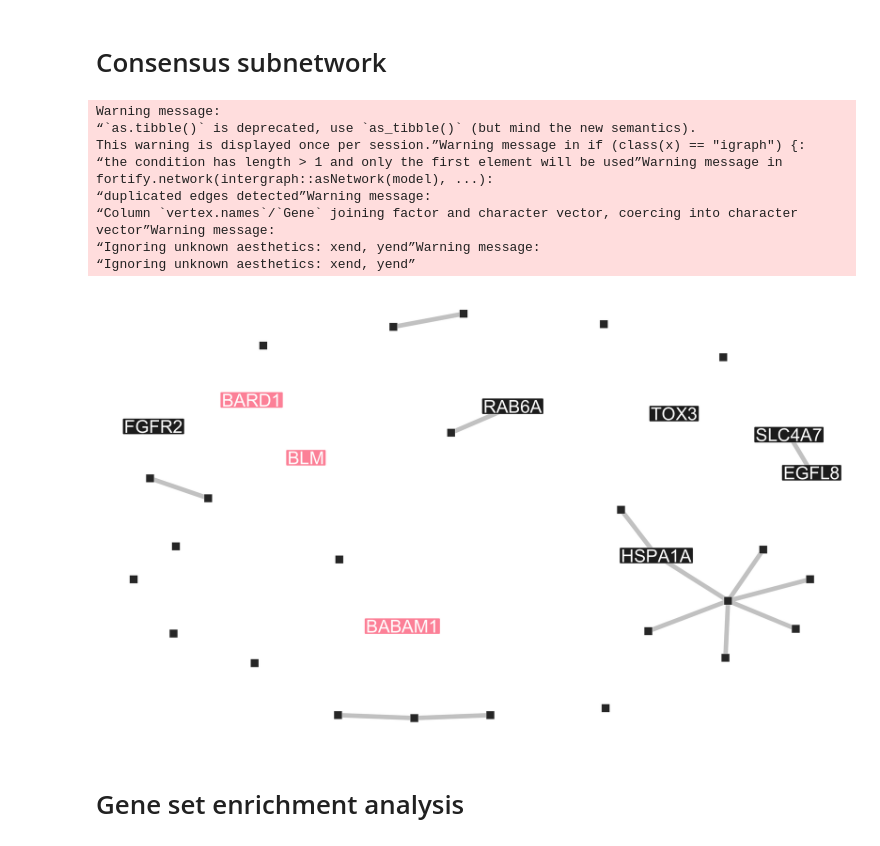
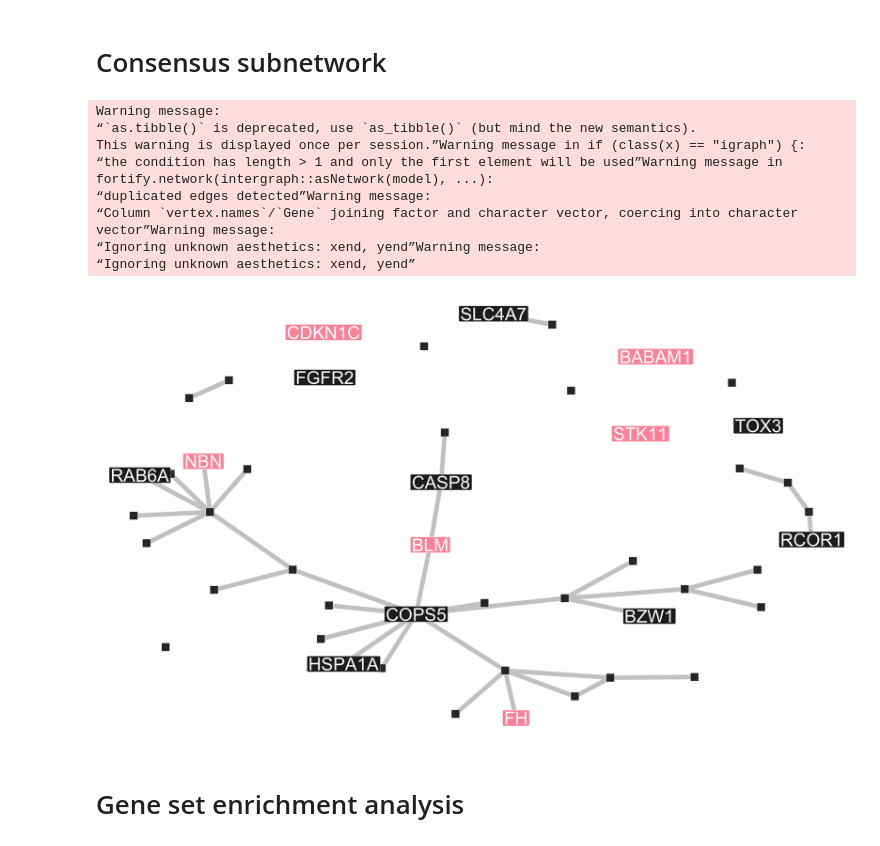
Before and after one commit to hclimente/genewa, a Jupyter notebook: doc/consensus.ipynb, the cells around one changed output. Drawn from its saved outputs; the diff is of its cells as text; code cells hidden in the pictures.

```diff
--- a/doc/consensus.ipynb
+++ b/doc/consensus.ipynb
@@ -75,7 +76,7 @@ Warning message in if (class(x) == "igraph") {:
 # %% [markdown]
 ## dmGWAS
 # %%
-dmgwas <- read_tsv('../dmgwas/selected_genes.dmgwas.txt', col_types = 'c')
+dmgwas <- read_tsv(paste0(results,'dmgwas/selected_genes.dmgwas.txt'), col_types = 'c')
 # %%
 g_dmgwas <- activate(ppi, nodes) %>%
     filter(name %in% dmgwas$gene) %>%
@@ -103,7 +104,7 @@ Warning message in if (class(x) == "igraph") {:
 # %% [markdown]
 ## Hierarchical HotNet
 # %%
-hotnet <- read_tsv('../hierarchical_hotnet/selected_genes.hotnet.txt', comment = '#', col_names = F)
+hotnet <- read_tsv(paste0(results,'hierarchical_hotnet/selected_genes.hotnet.txt'), comment = '#', col_names = F)
 hotnet <- head(hotnet, nrow(hotnet) * 0.001) %>%
     gather(colname, gene) %>%
     filter(!is.na(gene)) %>%
@@ -151,7 +152,7 @@ Warning message in if (class(x) == "igraph") {:
 # %% [markdown]
 ## Heinz
 # %%
-heinz <- read_tsv('../heinz/selected_genes.heinz.txt', col_types = 'c')
+heinz <- read_tsv(paste0(results,'heinz/selected_genes.heinz.txt'), col_types = 'c')
 # %%
 g_heinz <- activate(ppi, nodes) %>%
     filter(name %in% heinz$gene) %>%
@@ -160,8 +161,8 @@ class(g_heinz) <- c('igraph','tbl_graph')
 # %% [markdown]
 ## SConES GM
 # %%
-snp2gene <- read_tsv('../preprocessing/snp2hgnc.tsv', col_types = 'cc')
-scones <- read_tsv('../scones/cones_gm.tsv', col_types = 'cildccdli') %>%
+snp2gene <- read_tsv(paste0(results,'preprocessing/snp2hgnc.tsv'), col_types = 'cc')
+scones <- read_tsv(paste0(results,'scones/cones_gm.tsv'), col_types = 'cildccdli') %>%
     filter(selected) %>%
     inner_join(snp2gene, by = "snp") %>%
     select(gene) %>%
@@ -215,36 +216,36 @@ consensus <- graph_join(g_sigmod, g_dmgwas, by = "name") %>%
     mutate(degree = centrality_degree())
 
 as.tibble(consensus) %>%
-    write_tsv('consensus.tsv')
+    write_tsv(paste0(results,'consensus/consensus.tsv'))
 
 consensus <- consensus %>%
     ggnetwork %>%
     left_join(vegas, by = c('vertex.names' = 'Gene')) %>%
     mutate(vertex.names = as.character(vertex.names))
 
 highlight <- consensus$num_methods == 3 | consensus$`Top-0.1-pvalue` < 0.001 | consensus$degree > 20 | consensus$known
 
 ggplot() +
     geom_edges(data = consensus, aes(x = x, y = y, xend = xend, yend = yend), size = 5, color = 'grey80') +
     geom_nodes(data = filter(consensus, !highlight),
                aes(x = x, y = y, xend = xend, yend = yend), size = 10, fill = 'gray20', color = 'white', shape = 22) +
     geom_nodelabel(data = filter(consensus, highlight),
                    aes(x = x, y = y, xend = xend, yend = yend, label = vertex.names, fill = known), size = 15, color = 'white') +
     theme_blank() +
     labs(size = '# methods') +
     scale_size_manual(values = c('2' = 6, '3' = 10)) +
     scale_fill_manual(values = c('TRUE' = '#ff96a7', 'FALSE' = '#252525')) +
     theme(text = element_text(size = 40), legend.position = 'none')
 # %% [output]
 Warning message:
 “`as.tibble()` is deprecated, use `as_tibble()` (but mind the new semantics).
 This warning is displayed once per session.”Warning message in if (class(x) == "igraph") {:
 “the condition has length > 1 and only the first element will be used”Warning message in fortify.network(intergraph::asNetwork(model), ...):
 “duplicated edges detected”Warning message:
 “Column `vertex.names`/`Gene` joining factor and character vector, coercing into character vector”Warning message:
 “Ignoring unknown aesthetics: xend, yend”Warning message:
 “Ignoring unknown aesthetics: xend, yend”
-[figure, old version]
+[figure, new version]
 # %% [markdown]
 # Gene set enrichment analysis
 # %%
```
Also changed, not shown: parts of 8 cells of this notebook, 8 other files.
